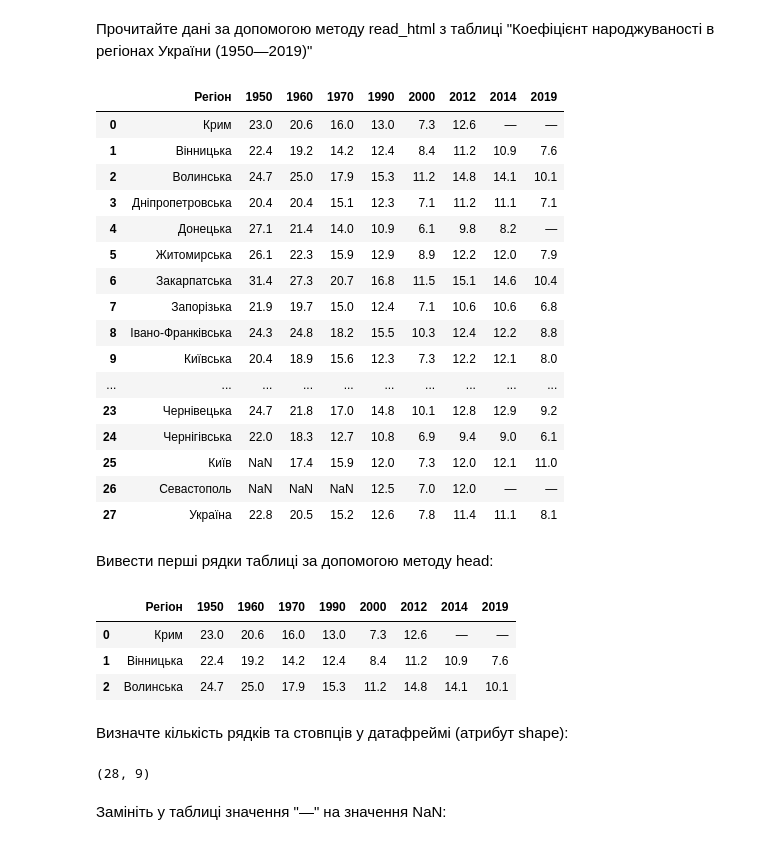
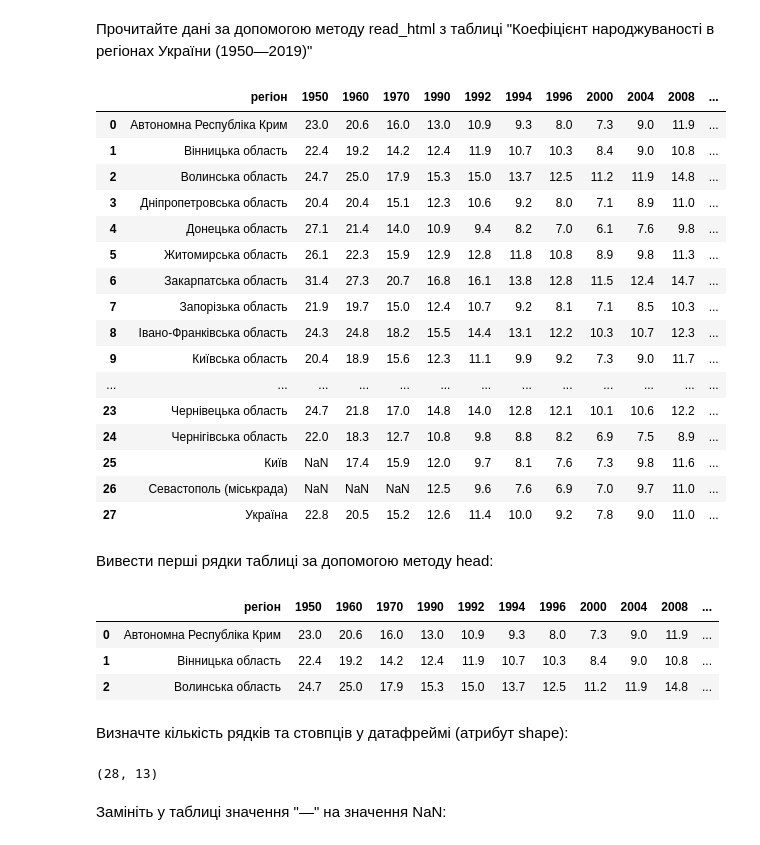
Before and after one commit to OleksandrGnatiuk/python_DS_02, a Jupyter notebook: HW_02_1.ipynb, the cells around one changed output. Drawn from its saved outputs; the diff is of its cells as text; code cells hidden in the pictures.

```diff
--- a/HW_02_1.ipynb
+++ b/HW_02_1.ipynb
@@ -3,48 +3,51 @@
 # %%
 import pandas as pd
 import numpy as np
 import matplotlib.pyplot as plt
 
-all_tables = pd.read_html('https://uk.wikipedia.org/wiki/%D0%9D%D0%B0%D1%81%D0%B5%D0%BB%D0%B5%D0%BD%D0%BD%D1%8F_%D0%A3%D0%BA%D1%80%D0%B0%D1%97%D0%BD%D0%B8',
+
+url = "https://uk.wikipedia.org/wiki/%D0%9D%D0%B0%D1%80%D0%BE%D0%B4%D0%B6%D1%83%D0%B2%D0%B0%D0%BD%D1%96%D1%81%D1%82%D1%8C_%D0%B2_%D0%A3%D0%BA%D1%80%D0%B0%D1%97%D0%BD%D1%96"
+
+all_tables = pd.read_html(url,
                           thousands="",
                           decimal = ",",
-                          match = "Севастополь",
+                          match = "Коефіцієнт народжуваності у регіонах України у 1950—2014 роках",
                     )
-table = pd.DataFrame(all_tables[1])
+table = pd.DataFrame(all_tables[0])
 table
 # %% [output]
-|  | Регіон | 1950 | 1960 | 1970 | 1990 | 2000 | 2012 | 2014 | 2019 |
-| 0 | Крим | 23.0 | 20.6 | 16.0 | 13.0 | 7.3 | 12.6 | — | — |
-| 1 | Вінницька | 22.4 | 19.2 | 14.2 | 12.4 | 8.4 | 11.2 | 10.9 | 7.6 |
-| 2 | Волинська | 24.7 | 25.0 | 17.9 | 15.3 | 11.2 | 14.8 | 14.1 | 10.1 |
-| 3 | Дніпропетровська | 20.4 | 20.4 | 15.1 | 12.3 | 7.1 | 11.2 | 11.1 | 7.1 |
-| 4 | Донецька | 27.1 | 21.4 | 14.0 | 10.9 | 6.1 | 9.8 | 8.2 | — |
-| 5 | Житомирська | 26.1 | 22.3 | 15.9 | 12.9 | 8.9 | 12.2 | 12.0 | 7.9 |
-| 6 | Закарпатська | 31.4 | 27.3 | 20.7 | 16.8 | 11.5 | 15.1 | 14.6 | 10.4 |
-| 7 | Запорізька | 21.9 | 19.7 | 15.0 | 12.4 | 7.1 | 10.6 | 10.6 | 6.8 |
-| 8 | Івано-Франківська | 24.3 | 24.8 | 18.2 | 15.5 | 10.3 | 12.4 | 12.2 | 8.8 |
-| 9 | Київська | 20.4 | 18.9 | 15.6 | 12.3 | 7.3 | 12.2 | 12.1 | 8.0 |
-| ... | ... | ... | ... | ... | ... | ... | ... | ... | ... |
-| 23 | Чернівецька | 24.7 | 21.8 | 17.0 | 14.8 | 10.1 | 12.8 | 12.9 | 9.2 |
-| 24 | Чернігівська | 22.0 | 18.3 | 12.7 | 10.8 | 6.9 | 9.4 | 9.0 | 6.1 |
-| 25 | Київ | NaN | 17.4 | 15.9 | 12.0 | 7.3 | 12.0 | 12.1 | 11.0 |
-| 26 | Севастополь | NaN | NaN | NaN | 12.5 | 7.0 | 12.0 | — | — |
-| 27 | Україна | 22.8 | 20.5 | 15.2 | 12.6 | 7.8 | 11.4 | 11.1 | 8.1 |
+|  | регіон | 1950 | 1960 | 1970 | 1990 | 1992 | 1994 | 1996 | 2000 | 2004 | 2008 | ... |
+| 0 | Автономна Республіка Крим | 23.0 | 20.6 | 16.0 | 13.0 | 10.9 | 9.3 | 8.0 | 7.3 | 9.0 | 11.9 | ... |
+| 1 | Вінницька область | 22.4 | 19.2 | 14.2 | 12.4 | 11.9 | 10.7 | 10.3 | 8.4 | 9.0 | 10.8 | ... |
+| 2 | Волинська область | 24.7 | 25.0 | 17.9 | 15.3 | 15.0 | 13.7 | 12.5 | 11.2 | 11.9 | 14.8 | ... |
+| 3 | Дніпропетровська область | 20.4 | 20.4 | 15.1 | 12.3 | 10.6 | 9.2 | 8.0 | 7.1 | 8.9 | 11.0 | ... |
+| 4 | Донецька область | 27.1 | 21.4 | 14.0 | 10.9 | 9.4 | 8.2 | 7.0 | 6.1 | 7.6 | 9.8 | ... |
+| 5 | Житомирська область | 26.1 | 22.3 | 15.9 | 12.9 | 12.8 | 11.8 | 10.8 | 8.9 | 9.8 | 11.3 | ... |
+| 6 | Закарпатська область | 31.4 | 27.3 | 20.7 | 16.8 | 16.1 | 13.8 | 12.8 | 11.5 | 12.4 | 14.7 | ... |
+| 7 | Запорізька область | 21.9 | 19.7 | 15.0 | 12.4 | 10.7 | 9.2 | 8.1 | 7.1 | 8.5 | 10.3 | ... |
+| 8 | Івано-Франківська область | 24.3 | 24.8 | 18.2 | 15.5 | 14.4 | 13.1 | 12.2 | 10.3 | 10.7 | 12.3 | ... |
+| 9 | Київська область | 20.4 | 18.9 | 15.6 | 12.3 | 11.1 | 9.9 | 9.2 | 7.3 | 9.0 | 11.7 | ... |
+| ... | ... | ... | ... | ... | ... | ... | ... | ... | ... | ... | ... | ... |
+| 23 | Чернівецька область | 24.7 | 21.8 | 17.0 | 14.8 | 14.0 | 12.8 | 12.1 | 10.1 | 10.6 | 12.2 | ... |
+| 24 | Чернігівська область | 22.0 | 18.3 | 12.7 | 10.8 | 9.8 | 8.8 | 8.2 | 6.9 | 7.5 | 8.9 | ... |
+| 25 | Київ | NaN | 17.4 | 15.9 | 12.0 | 9.7 | 8.1 | 7.6 | 7.3 | 9.8 | 11.6 | ... |
+| 26 | Севастополь (міськрада) | NaN | NaN | NaN | 12.5 | 9.6 | 7.6 | 6.9 | 7.0 | 9.7 | 11.0 | ... |
+| 27 | Україна | 22.8 | 20.5 | 15.2 | 12.6 | 11.4 | 10.0 | 9.2 | 7.8 | 9.0 | 11.0 | ... |
 # %% [markdown]
 Вивести перші рядки таблиці за допомогою методу head:
 # %%
 table.head(3)
 # %% [output]
-|  | Регіон | 1950 | 1960 | 1970 | 1990 | 2000 | 2012 | 2014 | 2019 |
-| 0 | Крим | 23.0 | 20.6 | 16.0 | 13.0 | 7.3 | 12.6 | — | — |
-| 1 | Вінницька | 22.4 | 19.2 | 14.2 | 12.4 | 8.4 | 11.2 | 10.9 | 7.6 |
-| 2 | Волинська | 24.7 | 25.0 | 17.9 | 15.3 | 11.2 | 14.8 | 14.1 | 10.1 |
+|  | регіон | 1950 | 1960 | 1970 | 1990 | 1992 | 1994 | 1996 | 2000 | 2004 | 2008 | ... |
+| 0 | Автономна Республіка Крим | 23.0 | 20.6 | 16.0 | 13.0 | 10.9 | 9.3 | 8.0 | 7.3 | 9.0 | 11.9 | ... |
+| 1 | Вінницька область | 22.4 | 19.2 | 14.2 | 12.4 | 11.9 | 10.7 | 10.3 | 8.4 | 9.0 | 10.8 | ... |
+| 2 | Волинська область | 24.7 | 25.0 | 17.9 | 15.3 | 15.0 | 13.7 | 12.5 | 11.2 | 11.9 | 14.8 | ... |
 # %% [markdown]
 Визначте кількість рядків та стовпців у датафреймі (атрибут shape):
 # %%
 table.shape
 # %% [output]
-(28, 9)
+(28, 13)
 # %% [markdown]
 Замініть у таблиці значення "—" на значення NaN:
 # %%
```
Also changed, not shown: parts of 10 cells of this notebook, 2 other files.
